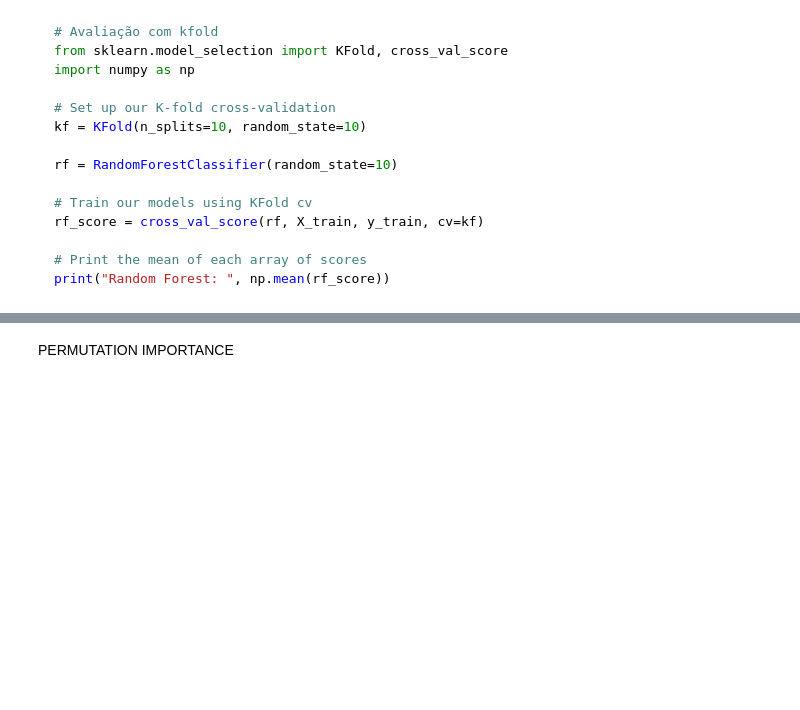
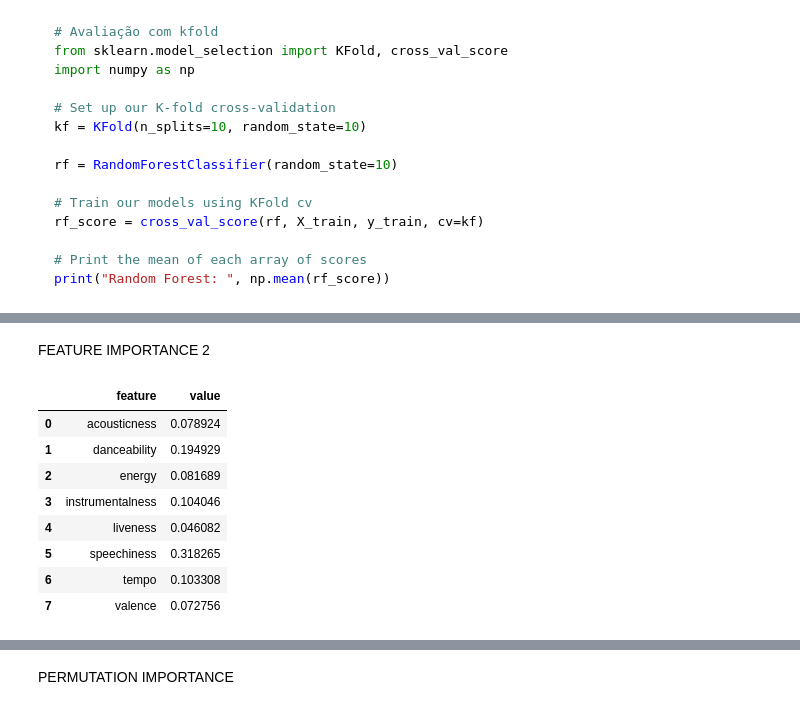
Before and after one commit to yukioandre/courses, a Jupyter notebook: datacamp/project-classify-song-genres-from-Audio-Data/scripts/improved_notebook.ipynb, the cells around one changed output, grey strips where cells are left out. Saved outputs shown, nothing was run; the diff lists cells and outputs as text; code cells hidden in the pictures; blank space fills up the shorter version.

```diff
--- a/datacamp/project-classify-song-genres-from-Audio-Data/scripts/improved_notebook.ipynb
+++ b/datacamp/project-classify-song-genres-from-Audio-Data/scripts/improved_notebook.ipynb
@@ -216 +218,21 @@ Feature ranking:
 [interactive output not drawn]
+# %% [markdown]
+FEATURE IMPORTANCE 2
+# %%
+# named_steps serve pra acessar as informações do passo
+coefs = rf.named_steps["classifier"].feature_importances_.flatten()
+
+# Zipa os valores e nomes e mete num dataframe
+zipped = zip(features.columns, coefs)
+df = pd.DataFrame(zipped, columns=["feature", "value"])
+df
+# %% [output]
+|  | feature | value |
+| 0 | acousticness | 0.078924 |
+| 1 | danceability | 0.194929 |
+| 2 | energy | 0.081689 |
+| 3 | instrumentalness | 0.104046 |
+| 4 | liveness | 0.046082 |
+| 5 | speechiness | 0.318265 |
+| 6 | tempo | 0.103308 |
+| 7 | valence | 0.072756 |
```
Also changed, not shown: parts of 7 cells of this notebook.
